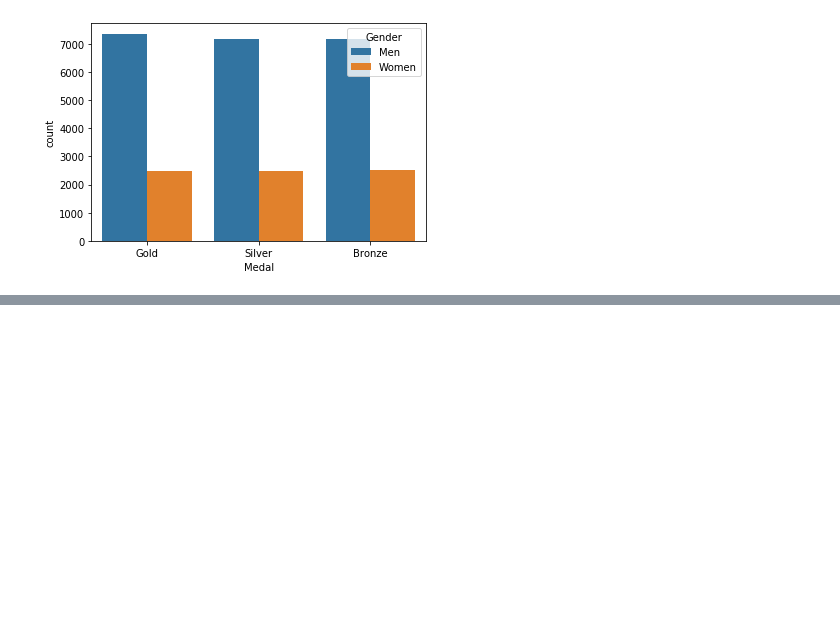
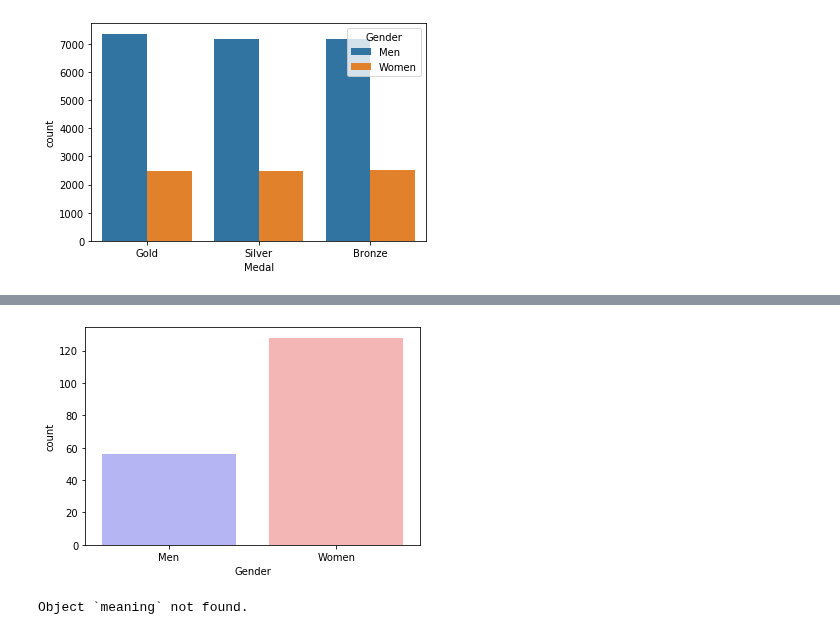
Before and after one commit to dariushazimi/notebooks, a Jupyter notebook: PandasTraining.ipynb, the cells around one changed output, grey strips where cells are left out. Drawn from its saved outputs; the diff is of its cells as text; code cells hidden in the pictures; blank space fills up the shorter version.

```diff
--- a/PandasTraining.ipynb
+++ b/PandasTraining.ipynb
@@ -529,0 +576,8 @@ sns.countplot(x='Medal', data= myfile, hue='Gender');
+# %%
+sns.countplot(data=mw, x ='Gender', palette='bwr');
+# %% [output]
+[figure, added]
+# %%
+Q2: How can you use colormaps to give the data more meaning?
+# %% [output]
+Object `meaning` not found.
```
Also changed, not shown: parts of 81 cells of this notebook.
